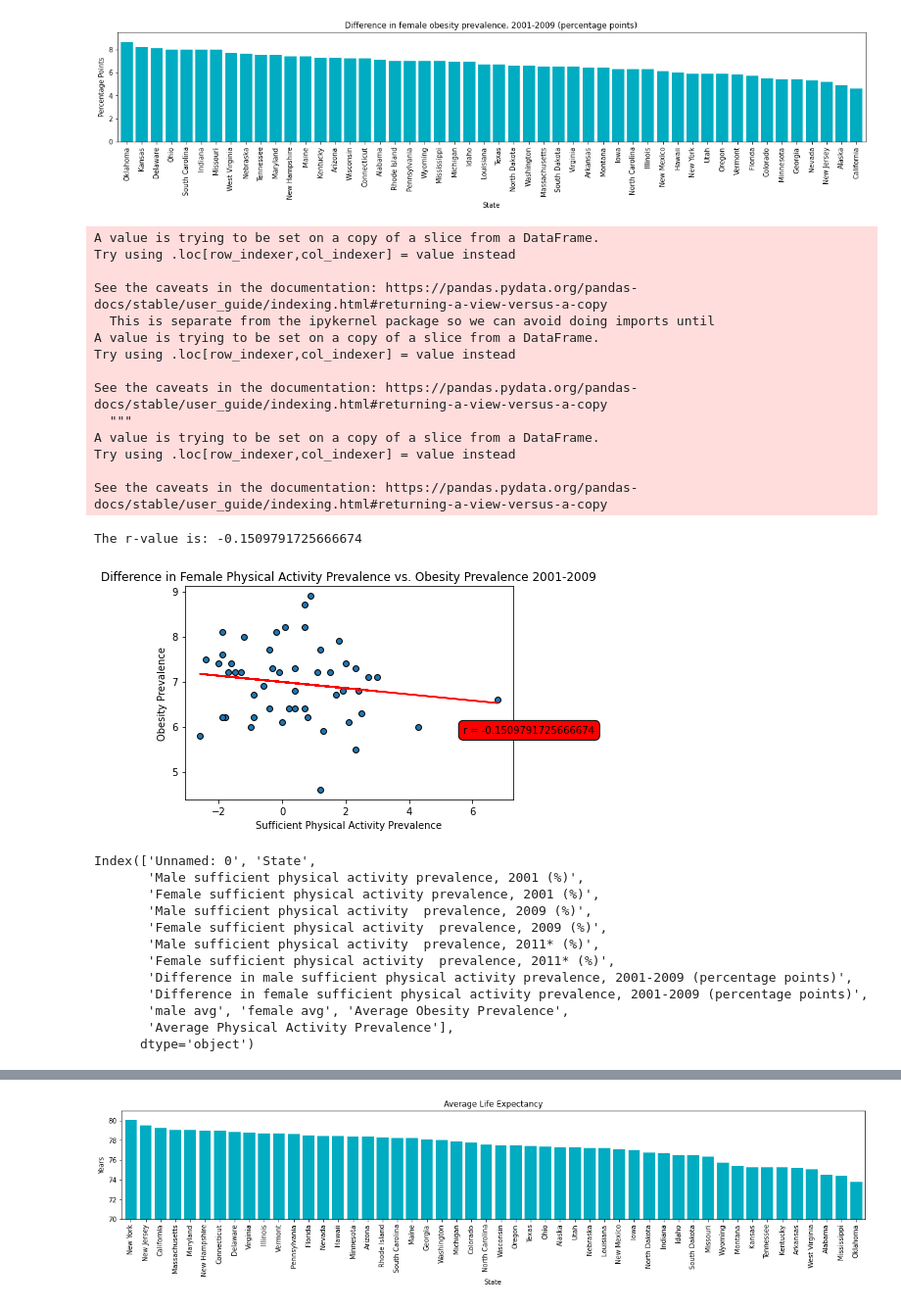
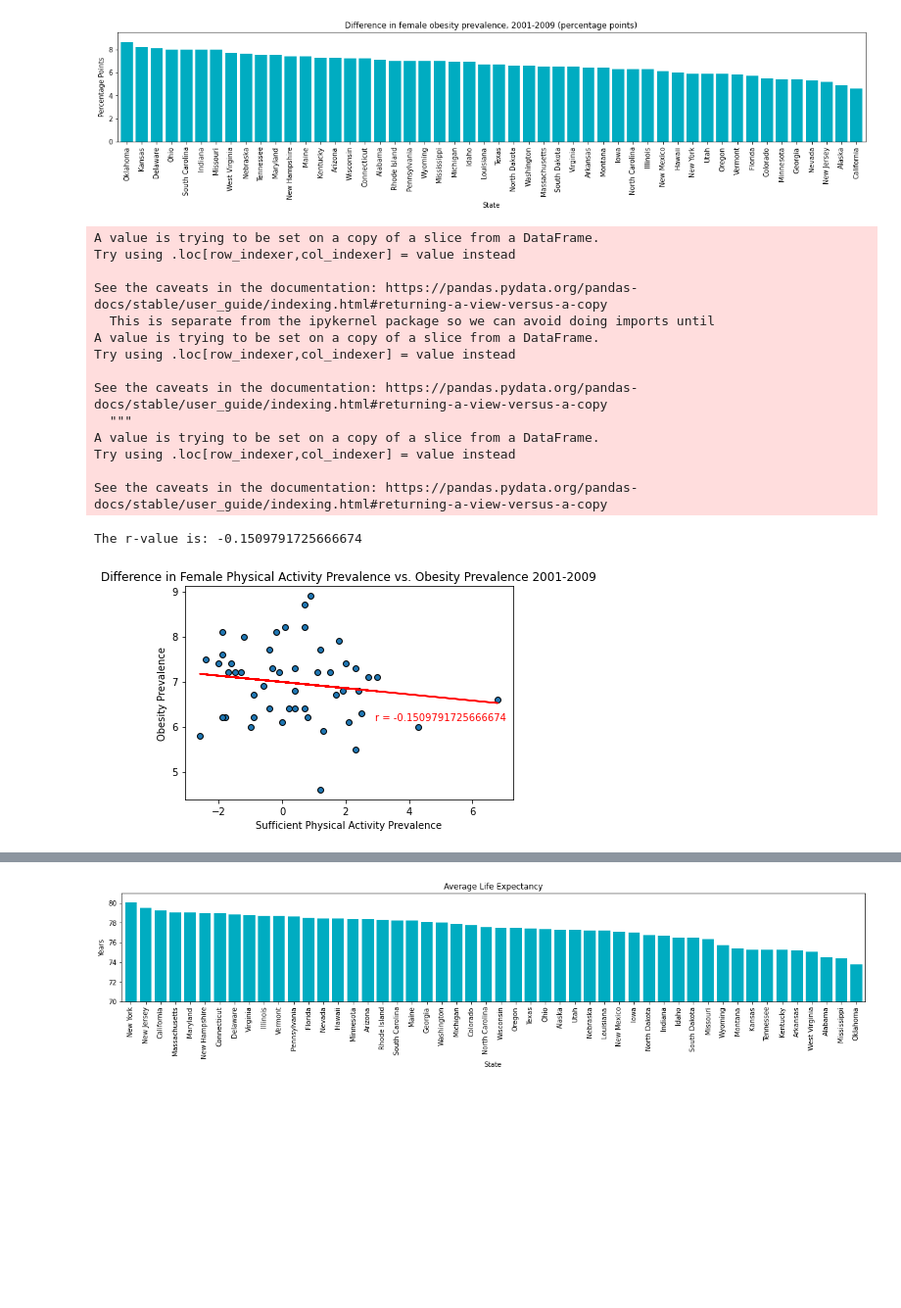
Before and after one commit to Mvillarreal88/State-of-Survival, a Jupyter notebook: Sandbox/Dillon/states-charts.ipynb, the cells around one changed output, grey strips where cells are left out. Shown at 98% size. Saved outputs shown, nothing was run; the diff lists cells and outputs as text; code cells hidden in the pictures; blank space fills up the shorter version.

```diff
--- a/Sandbox/Dillon/states-charts.ipynb
+++ b/Sandbox/Dillon/states-charts.ipynb
@@ -176,49 +176,37 @@ plt.plot(x_values,regress_values,"red")
 le_bbox = dict(boxstyle="round,pad=0.5", fc="r", ec="k", lw='1',)
 
 r_value = f'r = {rvalue}'
 # add the equation to the plot
 plt.annotate(r_value,
             xy=(0, 1.5),
             xycoords='axes fraction',
-            xytext=(0.85, .31),
-            bbox=le_bbox)
+            xytext=(0.58, .37),
+            fontsize=10,
+            color='red')
 # set the title and axis labels
 plt.xlabel('Sufficient Physical Activity Prevalence')
 plt.ylabel('Obesity Prevalence')
 plt.title('Difference in Female Physical Activity Prevalence vs. Obesity Prevalence 2001-2009')
 plt.savefig("output_data/Difference in Female Physical Activity Prevalence vs. Obesity Prevalence 2001-2009.png")
 
 plt.show()
-state_PA_df.columns
 # %% [output]
 A value is trying to be set on a copy of a slice from a DataFrame.
 Try using .loc[row_indexer,col_indexer] = value instead
 
 See the caveats in the documentation: https://pandas.pydata.org/pandas-docs/stable/user_guide/indexing.html#returning-a-view-versus-a-copy
   This is separate from the ipykernel package so we can avoid doing imports until
 A value is trying to be set on a copy of a slice from a DataFrame.
 Try using .loc[row_indexer,col_indexer] = value instead
 
 See the caveats in the documentation: https://pandas.pydata.org/pandas-docs/stable/user_guide/indexing.html#returning-a-view-versus-a-copy
   """
 A value is trying to be set on a copy of a slice from a DataFrame.
 Try using .loc[row_indexer,col_indexer] = value instead
 
 See the caveats in the documentation: https://pandas.pydata.org/pandas-docs/stable/user_guide/indexing.html#returning-a-view-versus-a-copy
 The r-value is: -0.1509791725666674
-[figure, old version]
+[figure, new version]
-Index(['Unnamed: 0', 'State',
-       'Male sufficient physical activity prevalence, 2001 (%)',
-       'Female sufficient physical activity prevalence, 2001 (%)',
-       'Male sufficient physical activity  prevalence, 2009 (%)',
-       'Female sufficient physical activity  prevalence, 2009 (%)',
-       'Male sufficient physical activity  prevalence, 2011* (%)',
-       'Female sufficient physical activity  prevalence, 2011* (%)',
-       'Difference in male sufficient physical activity prevalence, 2001-2009 (percentage points)',
-       'Difference in female sufficient physical activity prevalence, 2001-2009 (percentage points)',
-       'male avg', 'female avg', 'Average Obesity Prevalence',
-       'Average Physical Activity Prevalence'],
-      dtype='object')
 # %%
 # set x and y values
 x_values = state_PA_df["Difference in male sufficient physical activity prevalence, 2001-2009 (percentage points)"]
```
Also changed, not shown: parts of 1 cell of this notebook, 2 other files.
